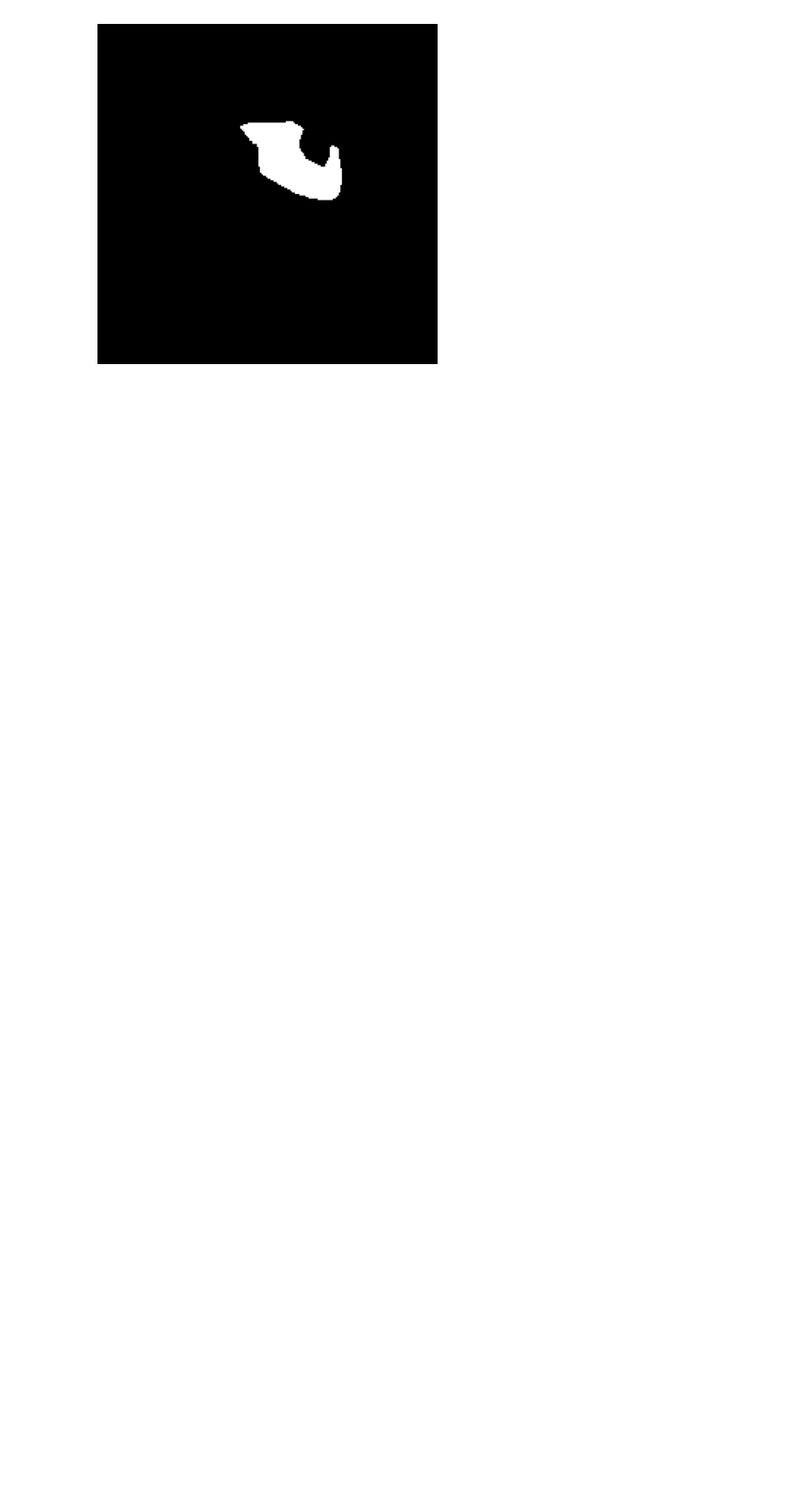
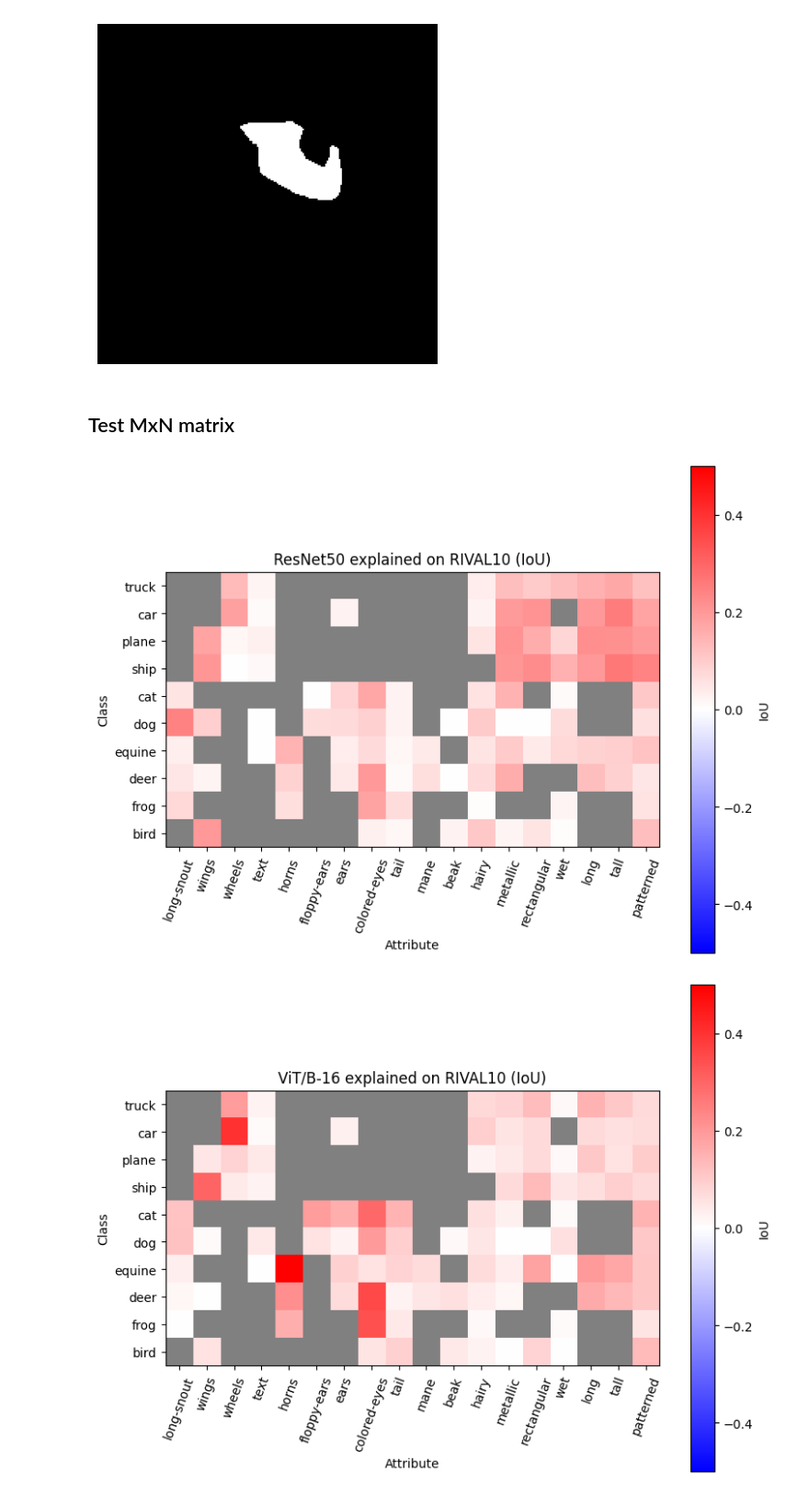
Before and after one commit to Uzukidd/sl-cbm, a Jupyter notebook: manually_debug.ipynb, the cells around one changed output. Shown at 92% size. Saved outputs shown, nothing was run; the diff lists cells and outputs as text; code cells hidden in the pictures; blank space fills up the shorter version.

```diff
--- a/manually_debug.ipynb
+++ b/manually_debug.ipynb
@@ -708,3 +772,44 @@ plt.show()
 # %% [output]
 [figure]
 [figure]
+# %% [markdown]
+## Test MxN matrix
+# %%
+import torch
+import numpy as np
+
+rn50_iou_matrix:np.ndarray = torch.load("outputs/evals/PCBM-RN50/iou_info.pt").numpy()
+vit16_iou_matrix:np.ndarray = torch.load("outputs/evals/PCBM-ViT-B-16-laion/iou_info.pt").numpy()
+# %%
+import numpy as np
+import matplotlib.pyplot as plt
+from matplotlib.colors import LinearSegmentedColormap, Normalize
+
+def draw_matrix(input:np.ndarray, title:str):
+    import rival10
+    x_labels = rival10.RIVAL10_constants._ALL_ATTRS
+    y_labels = rival10.RIVAL10_constants._ALL_CLASSNAMES
+    plt.figure(figsize=(8, 6))
+    # plt.imshow(input, cmap='bwr')
+    colors = [(0, 0, 1), (1, 1, 1), (1, 0, 0)]  # 蓝 - 白 - 红
+    cmap = LinearSegmentedColormap.from_list('blue_to_red', colors)
+    cmap.set_bad(color='gray')
+
+    norm = Normalize(vmin=-0.5, vmax=0.5)
+
+    plt.imshow(input, cmap=cmap, norm=norm, interpolation='nearest')
+    plt.colorbar(label="IoU")
+    plt.title(title)
+    plt.xticks(ticks=np.arange(len(x_labels)), labels=x_labels, rotation=70)
+    plt.yticks(ticks=np.arange(len(y_labels)), labels=y_labels)
+    plt.xlabel("Attribute")
+    plt.ylabel("Class")
+    plt.tight_layout()
+    plt.show()
+# %%
+draw_matrix(rn50_iou_matrix, "ResNet50 explained on RIVAL10 (IoU)")
+draw_matrix(vit16_iou_matrix, "ViT/B-16 explained on RIVAL10 (IoU)")
+draw_matrix(rn50_iou_matrix - vit16_iou_matrix, "ResNet50 vs. ViT/B-16 explained on RIVAL10 (IoU)")
+# %% [output]
+[figure, added]
+[figure, added]
```
Also changed, not shown: parts of 5 cells of this notebook, 26 other files.
